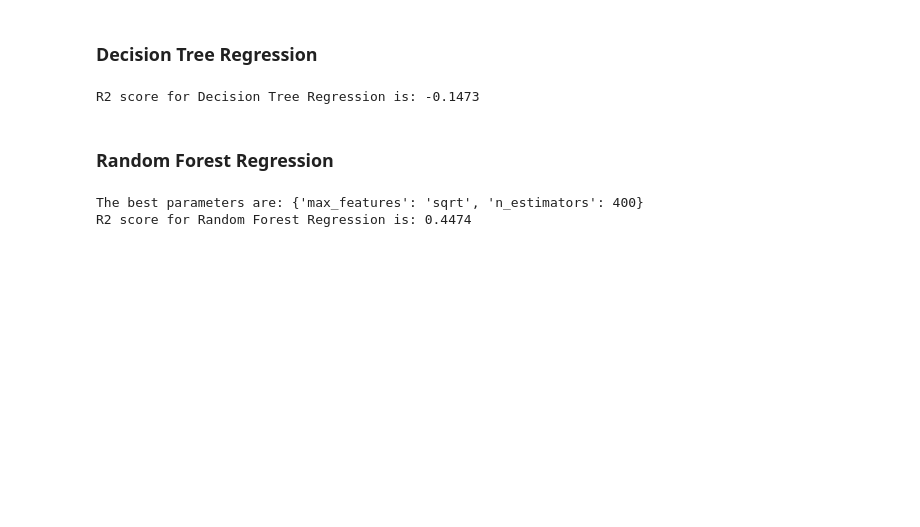
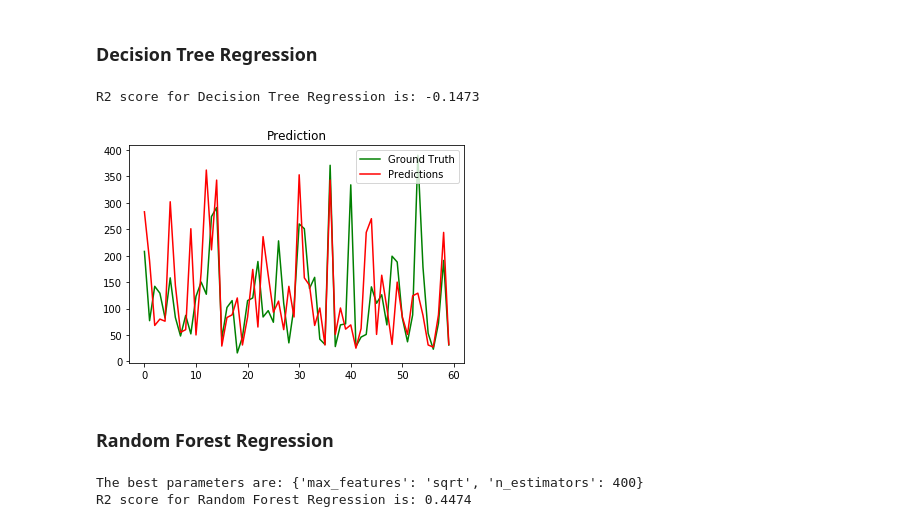
Before and after one commit to skhiearth/AQI_Sonipat_2019, a Jupyter notebook: notebooks/regression.ipynb, the cells around one changed output. Drawn from its saved outputs; the diff is of its cells as text; code cells hidden in the pictures; blank space fills up the shorter version.

```diff
--- a/notebooks/regression.ipynb
+++ b/notebooks/regression.ipynb
@@ -107,23 +121,30 @@ R2 score for Support Vector Regression is: 0.4576
 # %%
 # Selecting target variable and features
 X = _dfpm25.loc[:, _dfpm25.columns != 'PM 2.5'].values
 y = _dfpm25.iloc[:, 0].values
 
 # Splitting the dataset into the Training set and Test set
 from sklearn.model_selection import train_test_split
 X_train, X_test, y_train, y_test = train_test_split(X, y, test_size = 0.2, random_state = 0)
 
 # Fitting Decision Tree Regression to the dataset
 from sklearn.tree import DecisionTreeRegressor
 regressor = DecisionTreeRegressor(random_state = 0)
 
 regressor.fit(X_train, y_train)
 
 # Predicting the Test set results
 y_pred = regressor.predict(X_test)
 print("R2 score for Decision Tree Regression is: {0:.4f}".format(metrics.r2_score(y_test, y_pred)))
+
+plt.plot(y_test, color = 'green', label = 'Ground Truth')
+plt.plot(y_pred, color = 'red', label = 'Predictions')
+plt.title('Prediction')
+plt.legend()
+plt.show()
 # %% [output]
 R2 score for Decision Tree Regression is: -0.1473
+[figure, added]
 # %% [markdown]
 ### Random Forest Regression
 # %%
```
Also changed, not shown: parts of 5 cells of this notebook.
